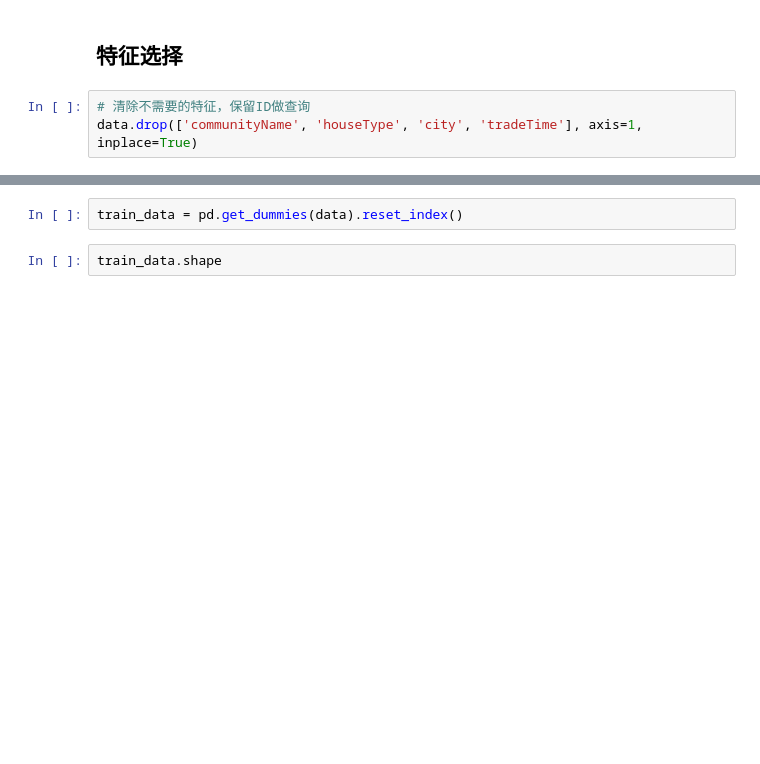
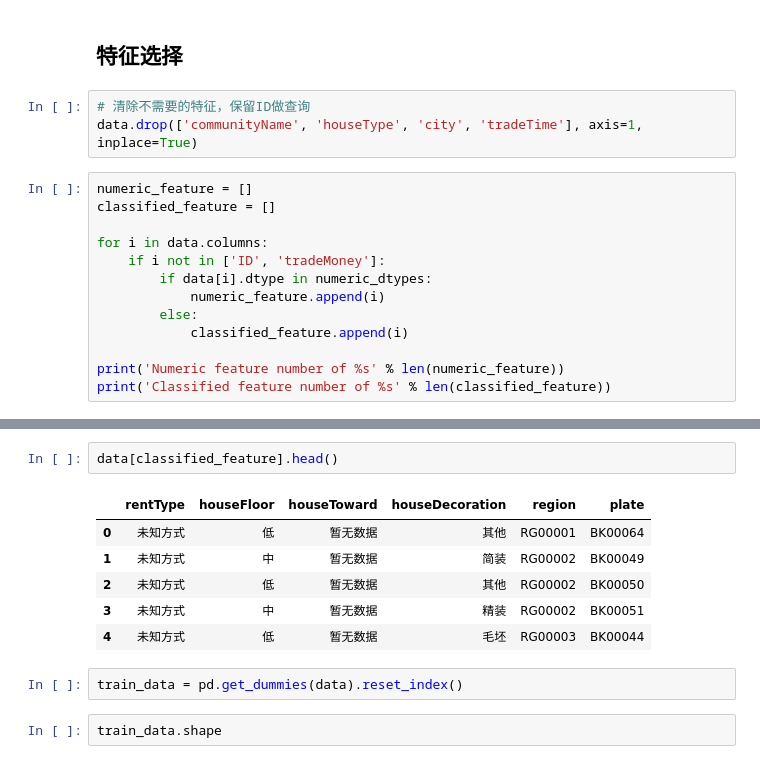
Before and after one commit to yangjiada/city_rent_forecast, a Jupyter notebook: city_rent_forecast.ipynb, the cells around one changed output, grey strips where cells are left out. Drawn from its saved outputs; the diff is of its cells as text; blank space fills up the shorter version.

```diff
--- a/city_rent_forecast.ipynb
+++ b/city_rent_forecast.ipynb
@@ -387,3 +373,16 @@ sns.boxplot(data=data[numeric], orient='h')
 # %%
 # 清除不需要的特征，保留ID做查询
 data.drop(['communityName', 'houseType', 'city', 'tradeTime'], axis=1, inplace=True)
+# %%
+numeric_feature = []
+classified_feature = []
+
+for i in data.columns:
+    if i not in ['ID', 'tradeMoney']:
+        if data[i].dtype in numeric_dtypes:
+            numeric_feature.append(i)
+        else:
+            classified_feature.append(i)
+
+print('Numeric feature number of %s' % len(numeric_feature))
+print('Classified feature number of %s' % len(classified_feature))
@@ -390,3 +412,12 @@ data.drop(['communityName', 'houseType', 'city', 'tradeTime'], axis=1, inplace=T
+# %%
+data[classified_feature].head()
+# %% [output]
+|  | rentType | houseFloor | houseToward | houseDecoration | region | plate |
+| 0 | 未知方式 | 低 | 暂无数据 | 其他 | RG00001 | BK00064 |
+| 1 | 未知方式 | 中 | 暂无数据 | 简装 | RG00002 | BK00049 |
+| 2 | 未知方式 | 低 | 暂无数据 | 其他 | RG00002 | BK00050 |
+| 3 | 未知方式 | 中 | 暂无数据 | 精装 | RG00002 | BK00051 |
+| 4 | 未知方式 | 低 | 暂无数据 | 毛坯 | RG00003 | BK00044 |
 # %%
 train_data = pd.get_dummies(data).reset_index()
 # %%
```
Also changed, not shown: parts of 41 cells of this notebook.
